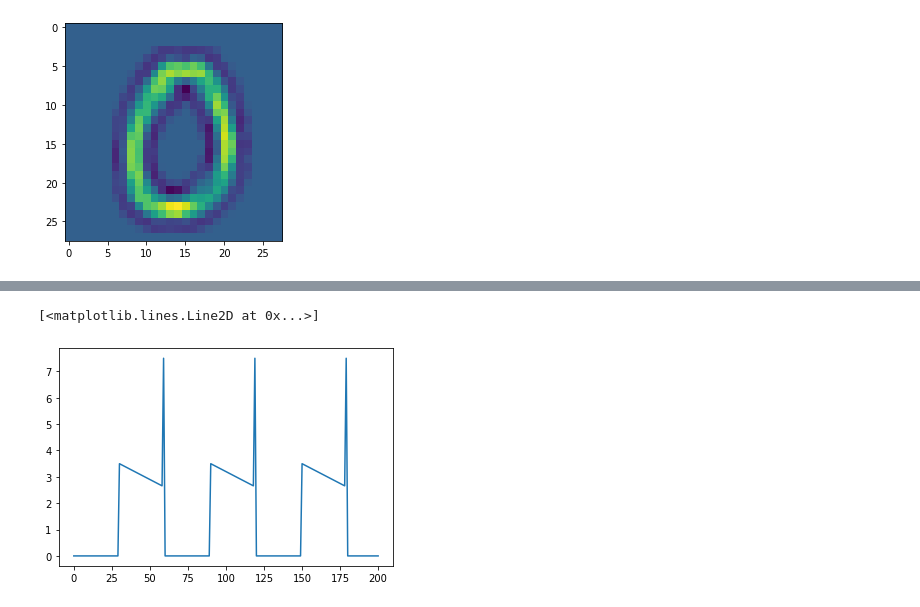
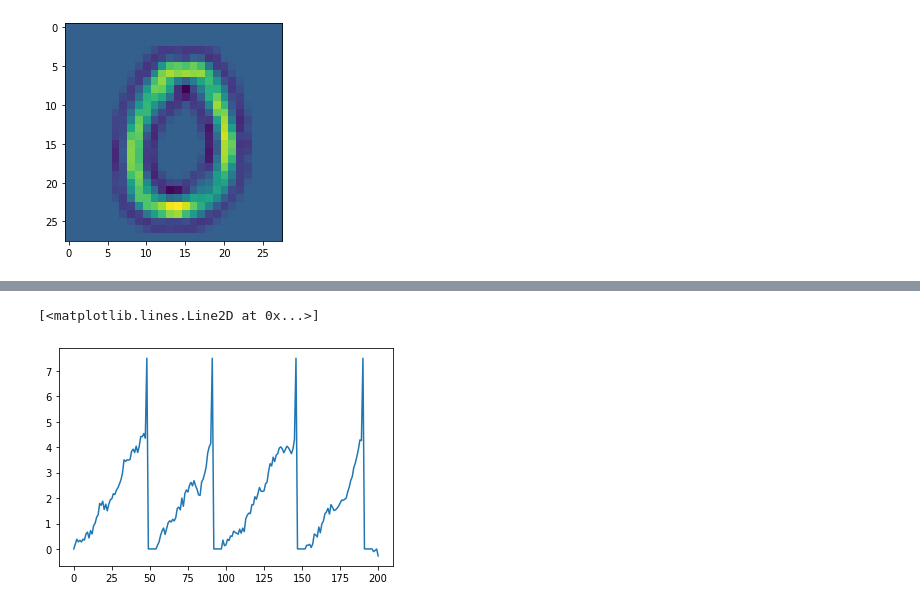
Before and after one commit to tomato1mule/snn_modu2021, a Jupyter notebook: Training/Untitled.ipynb, the cells around one changed output, grey strips where cells are left out. Cells and saved outputs as stored; diff of their text form; code cells hidden in the pictures.

```diff
--- a/Training/Untitled.ipynb
+++ b/Training/Untitled.ipynb
@@ -16,7 +16,7 @@ t_pre = -20
 t_post = 20
 
 n1 = 28*28 # of neurons in layer 1
-n2 = 3 # of neurons in layer 2
+n2 = 8 # of neurons in layer 2
 
 train_param = TrainParam(T = T,
                          dt = dt)
@@ -25,7 +25,7 @@ neuron_param = NeuronParam(t_refractory = 5,
                            V_rest = 0,
                            V_thr = 5,
                            V_min = -500,
-                           leak = 0.03,
+                           leak = 0.4,
                            record = True)
 
 learning_rule = lambda x : stdp(x,
@@ -36,14 +36,11 @@ learning_rule = lambda x : stdp(x,
 # %%
 timeline = np.arange(0,T+dt,dt)
 
-layer1 = [SimpleNeuron(neuron_param) for _ in range(n1)]
-layer2 = [SimpleNeuron(neuron_param) for _ in range(n2)]
+layer = [SimpleNeuron(neuron_param) for _ in range(n2)]
 
-synapse_1 = Synapse(n0,layer1)
-synapse_2 = Synapse(n1,layer2)
+synapse = Synapse(n1,layer)
 
-synapse_1.identity_initialize(mult=3)
-synapse_2.random_initialize(0,0.4)
+synapse.random_initialize(0,0.4)
 # %%
 image = cv2.imread("data/0.png",0)
 image = RF_convolution(image,RF_kernel)
@@ -84,5 +90,5 @@ layer2_spiketrain = np.array(layer2_spiketrain).T
 # %%
-plt.plot(layer1[211].V_history)
+plt.plot(layer[0].V_history)
 # %% [output]
 [<matplotlib.lines.Line2D at 0x...>]
-[figure, old version]
+[figure, new version]
```
Also changed, not shown: parts of 7 cells of this notebook, 8 other files.
